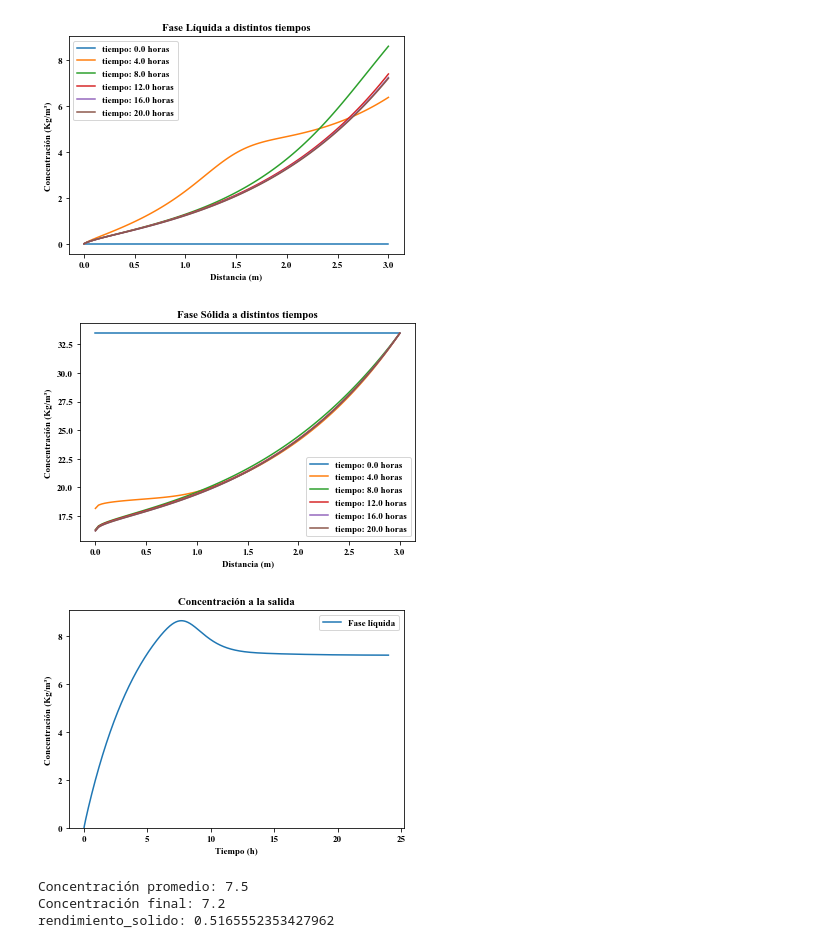
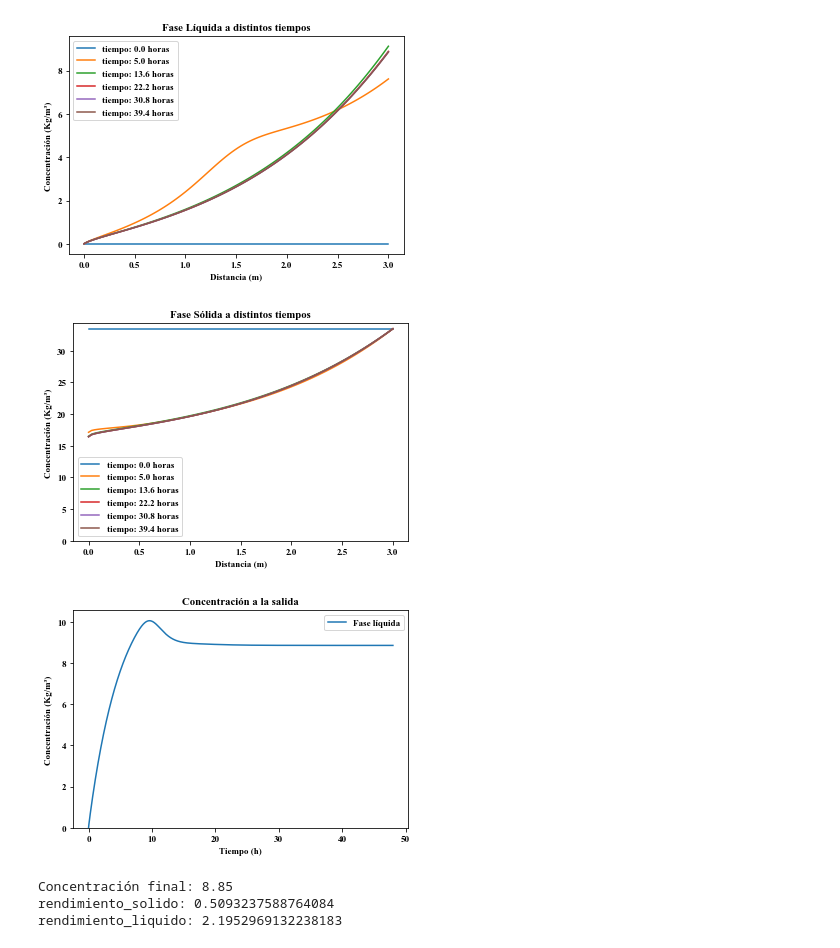
Before and after one commit to fedebenelli/PDE-solver, a Jupyter notebook: Jupyter/counter-current.ipynb, the cells around one changed output. Saved outputs shown, nothing was run; the diff lists cells and outputs as text; code cells hidden in the pictures.

```diff
--- a/Jupyter/counter-current.ipynb
+++ b/Jupyter/counter-current.ipynb
@@ -213,8 +213,8 @@ A = math.pi*(Dc/2)**2                                               # Área del
 # Definición de parámetros de proceso
 W = 1000/(3600*24*7*4)                                              # Materia prima a tratar, por hora (7 horas, 5 días, 4  semanas)
 S = W/densb                                                         # Flujo volumétrico de sólidos (m³/s)
-nu = A*L*eps/(8*3600)                                               # Flujo volumétrico de solvente (m³/s)
-tau = 24*3600                                                       # Tiempo máximo a calcular en la simulación
+nu = A*L*eps/(10*3600)                                              # Flujo volumétrico de solvente (m³/s)
+tau = 48*3600                                                       # Tiempo máximo a calcular en la simulación
 
 
 
@@ -364,38 +364,39 @@ plt.legend()
 plt.show()
 
 
 # Grafico concentraciones de fase sólida
 for i in tiempos:
     plt.plot(Z[:zEnd], X[i, :zEnd], label=f'tiempo: {round(t[i]/3600, 1)} horas')
 
 plt.title('Fase Sólida a distintos tiempos')
 plt.xlabel('Distancia (m)')
 plt.ylabel('Concentración (Kg/m³)')
+plt.ylim(ymin=0)
 plt.legend()
 plt.show()
 
 
 # Grafico concentración a la salida del extractor
 plt.plot(t[:]/3600, Yout[:], label='Fase líquida')
 plt.title('Concentración a la salida')
 plt.xlabel('Tiempo (h)')
 plt.ylabel('Concentración (Kg/m³)')
 plt.ylim(ymin=0)
 plt.legend()
 plt.show()
 
 
-concentracion_promedio = Yout[tiniPos:].mean()
+rendimiento_liquido = (Yout[-1]*nu)/(porcentajeAC*W)
 
 print(f'''
-Concentración promedio: {round(concentracion_promedio,2)}
 Concentración final: {round(Yout[-1],2)}
 rendimiento_solido: {rendimiento_solido}
+rendimiento_liquido: {rendimiento_liquido}
 ''')
 # %% [output]
-[figure, old version]
+[figure, new version]
-[figure, old version]
+[figure, new version]
-[figure, old version]
+[figure, new version]
-Concentración promedio: 7.5
-Concentración final: 7.2
-rendimiento_solido: 0.5165552353427962
+Concentración final: 8.85
+rendimiento_solido: 0.5093237588764084
+rendimiento_liquido: 2.1952969132238183
```
Also changed, not shown: parts of 1 cell of this notebook.
